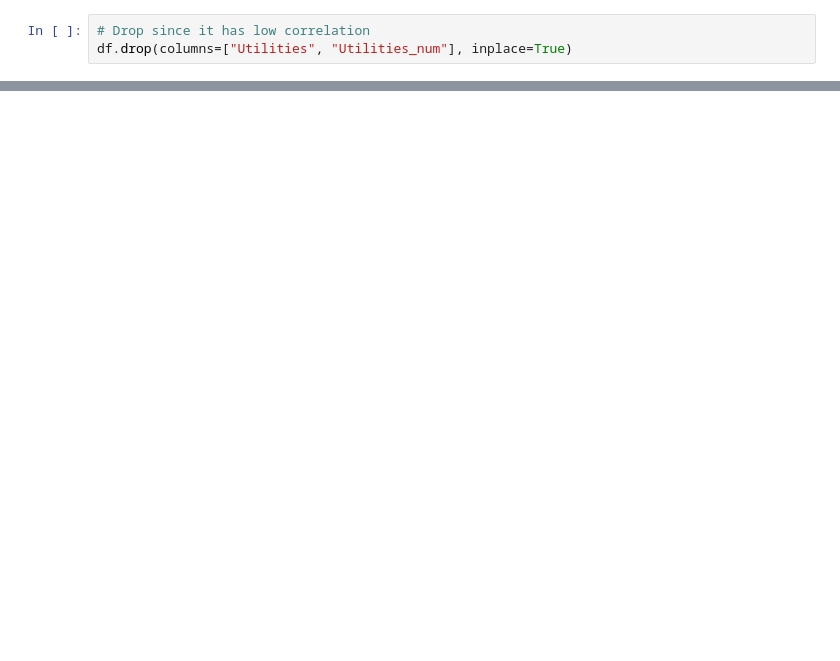
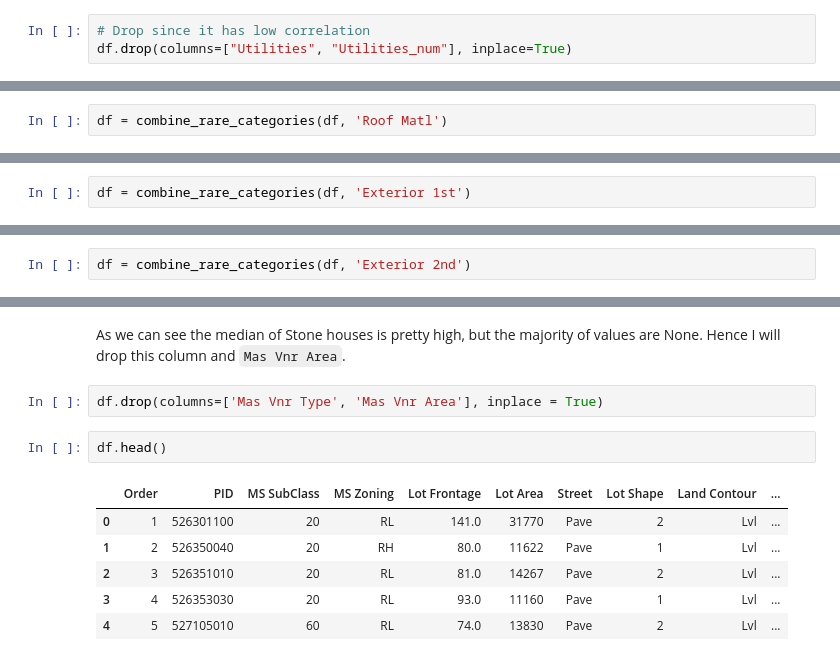
Before and after one commit to Sandeep20013/AI-Learning-Tracking, a Jupyter notebook: Projects/Ames Housing Prediction/Ames Housing Price Prediction - Cleaning Data.ipynb, the cells around one changed output, grey strips where cells are left out. Cells and saved outputs as stored; diff of their text form; blank space fills up the shorter version.

```diff
--- a/Projects/Ames Housing Prediction/Ames Housing Price Prediction.ipynb
+++ b/Projects/Ames Housing Prediction/Ames Housing Price Prediction - Cleaning Data.ipynb
@@ -491,0 +719,2 @@ df.drop(columns=["Utilities", "Utilities_num"], inplace=True)
+# %%
+df = combine_rare_categories(df, 'Roof Matl')
@@ -491,0 +750,2 @@ df.drop(columns=["Utilities", "Utilities_num"], inplace=True)
+# %%
+df = combine_rare_categories(df, 'Exterior 1st')
@@ -491,0 +790,2 @@ df.drop(columns=["Utilities", "Utilities_num"], inplace=True)
+# %%
+df = combine_rare_categories(df, 'Exterior 2nd')
@@ -491,0 +830,13 @@ df.drop(columns=["Utilities", "Utilities_num"], inplace=True)
+# %% [markdown]
+As we can see the median of Stone houses is pretty high, but the majority of values are None. Hence I will drop this column and `Mas Vnr Area`.
+# %%
+df.drop(columns=['Mas Vnr Type', 'Mas Vnr Area'], inplace = True)
+# %%
+df.head()
+# %% [output]
+|  | Order | PID | MS SubClass | MS Zoning | Lot Frontage | Lot Area | Street | Lot Shape | Land Contour | ... |
+| 0 | 1 | 526301100 | 20 | RL | 141.0 | 31770 | Pave | 2 | Lvl | ... |
+| 1 | 2 | 526350040 | 20 | RH | 80.0 | 11622 | Pave | 1 | Lvl | ... |
+| 2 | 3 | 526351010 | 20 | RL | 81.0 | 14267 | Pave | 2 | Lvl | ... |
+| 3 | 4 | 526353030 | 20 | RL | 93.0 | 11160 | Pave | 1 | Lvl | ... |
+| 4 | 5 | 527105010 | 60 | RL | 74.0 | 13830 | Pave | 2 | Lvl | ... |
```
Also changed, not shown: parts of 104 cells of this notebook, 2 other files.
